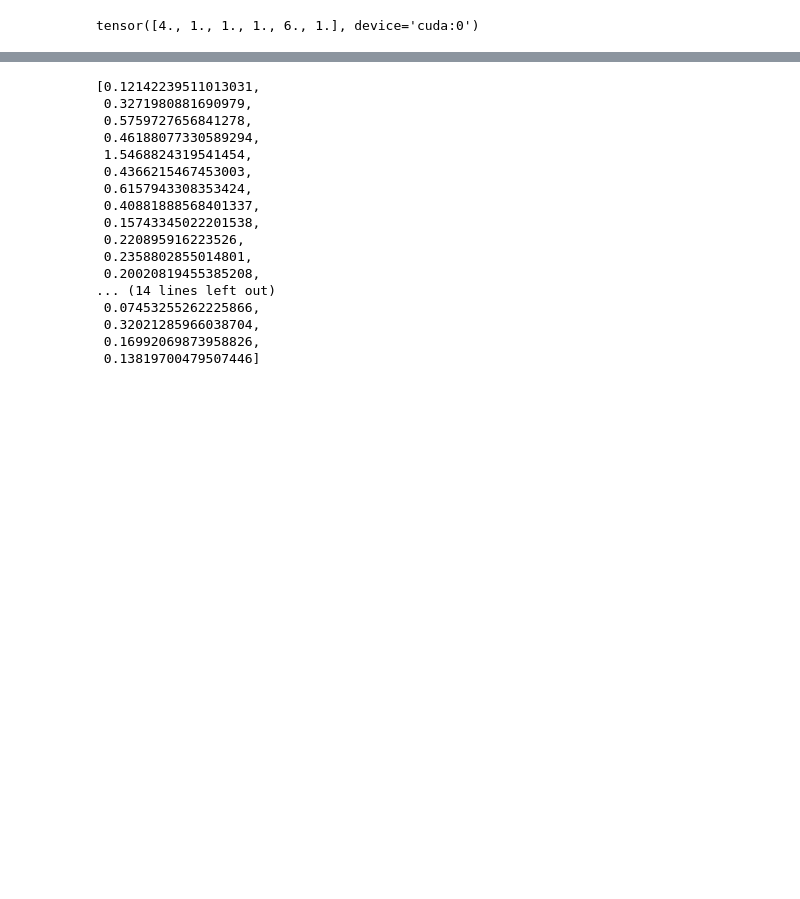
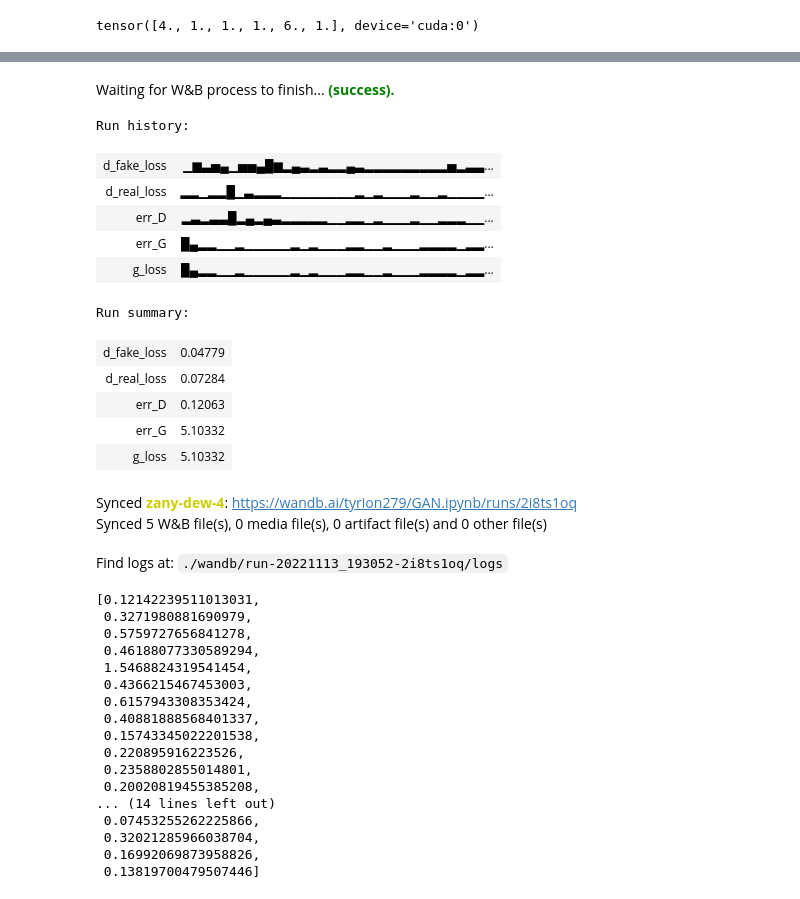
Before and after one commit to Tyrion58/SZD_image_generate, a Jupyter notebook: GAN.ipynb, the cells around one changed output, grey strips where cells are left out. Saved outputs shown, nothing was run; the diff lists cells and outputs as text; code cells hidden in the pictures; blank space fills up the shorter version.

```diff
--- a/GAN.ipynb
+++ b/GAN.ipynb
@@ -583,3 +612,22 @@ print(YS_scaled[100])
+# %%
+wandb.finish()
+# %% [output]
+Waiting for W&B process to finish... (success).
+Run history:
+| d_fake_loss | ▁▆▃▅▄▁▅▅▄█▆▂▄▃▂▃▂▂▄▃▂▂▂▂▂▂▂▂▂▅▂▃▃... |
+| d_real_loss | ▂▂▁▂▂█▁▃▂▂▂▁▁▁▁▁▁▁▁▂▁▂▁▁▁▂▁▁▂▁▁▁▁... |
+| err_D | ▂▃▂▃▃█▂▄▂▄▃▂▂▂▂▂▁▁▂▂▁▂▁▁▁▂▁▁▂▂▂▁▁... |
+| err_G | █▄▂▂▁▁▂▁▁▁▁▁▂▁▂▁▁▁▂▂▁▁▂▁▁▁▂▂▂▂▁▂▂... |
+| g_loss | █▄▂▂▁▁▂▁▁▁▁▁▂▁▂▁▁▁▂▂▁▁▂▁▁▁▂▂▂▂▁▂▂... |
+Run summary:
+| d_fake_loss | 0.04779 |
+| d_real_loss | 0.07284 |
+| err_D | 0.12063 |
+| err_G | 5.10332 |
+| g_loss | 5.10332 |
+Synced zany-dew-4: https://wandb.ai/tyrion279/GAN.ipynb/runs/2i8ts1oq
+Synced 5 W&B file(s), 0 media file(s), 0 artifact file(s) and 0 other file(s)
+Find logs at: ./wandb/run-20221113_193052-2i8ts1oq/logs
 # %%
  D_loss
 # %% [output]
```
Also changed, not shown: parts of 11 cells of this notebook, 26 other files.
